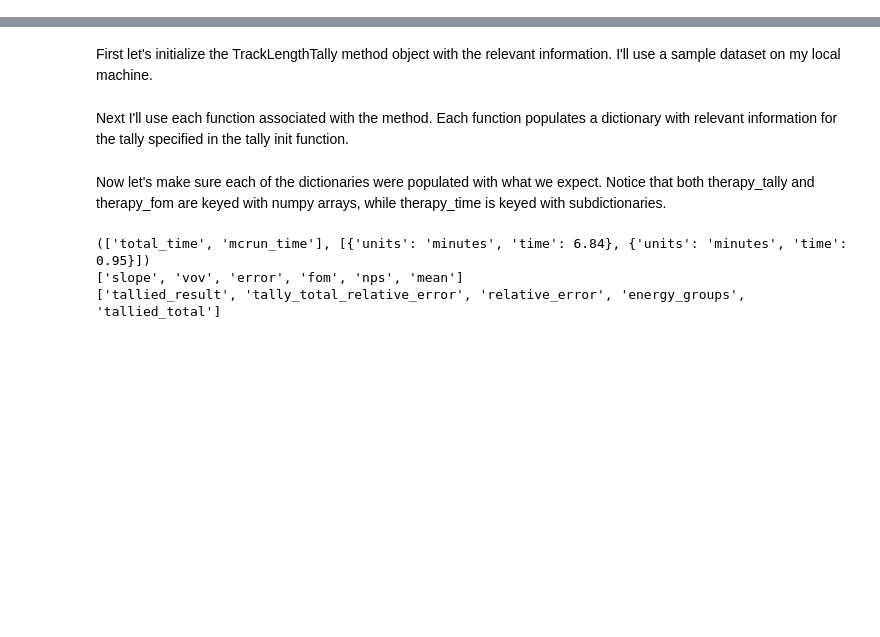
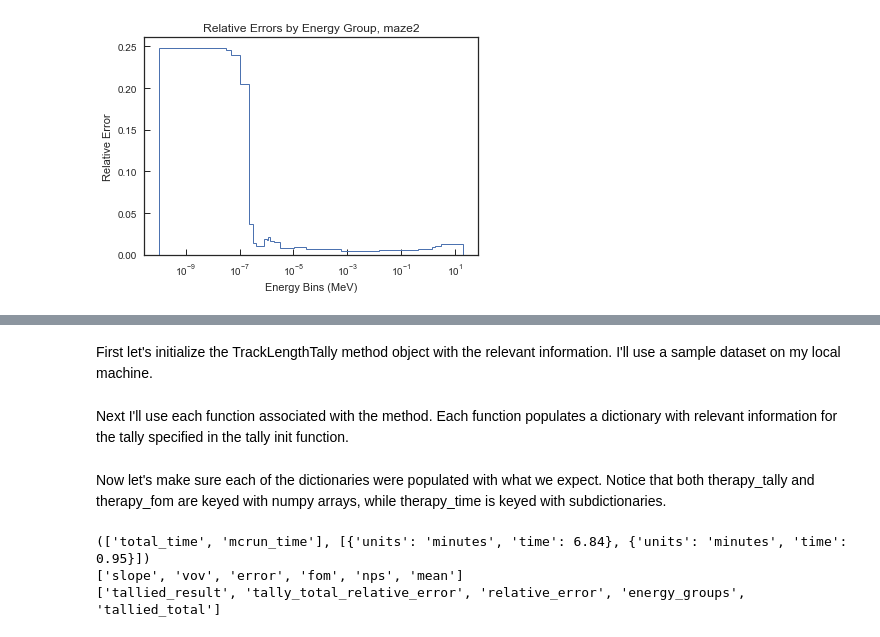
Before and after one commit to munkm/thesiscode, a Jupyter notebook: notebooks/postprocessing-tools.ipynb, the cells around one changed output, grey strips where cells are left out. Saved outputs shown, nothing was run; the diff lists cells and outputs as text; code cells hidden in the pictures; blank space fills up the shorter version.

Commit message:
adding single_run tutorial

```diff
--- a/notebooks/postprocessing-tools.ipynb
+++ b/notebooks/postprocessing-tools.ipynb
@@ -9,0 +13,4 @@ from mcnpoutput import TrackLengthTally
+# %%
+from single_run import Single_Run
+run = Single_Run('/Users/madicken/Documents/pn2_newout/', method_type='cadisangle')
+run.do_single_analysis()
@@ -9,0 +134,9 @@ from mcnpoutput import TrackLengthTally
+# %%
+M = MCNPOutput(run.filenames['mcnp_output_file'])
+mcnpdata=M.get_tally_data()
+# %%
+err = mcnpdata['tally_data']['relative_error']
+result = mcnpdata['tally_data']['tallied_result']
+groups = mcnpdata['tally_data']['energy_groups']
+savedir1 = run.directories['analysis_directory']+'/mcnp_RE.png'
+savedir2 = run.directories['analysis_directory']+'/mcnp_result.png'
@@ -9,0 +145,3 @@ from mcnpoutput import TrackLengthTally
+# %%
+energy_histogram(groups,err, plot_title='Relative Errors by Energy Group, maze2', y_title='Relative Error', savepath=None)
+# %% [output]
@@ -9,0 +150 @@ from mcnpoutput import TrackLengthTally
+[figure, added]
```
Also changed, not shown: parts of 29 cells of this notebook.
